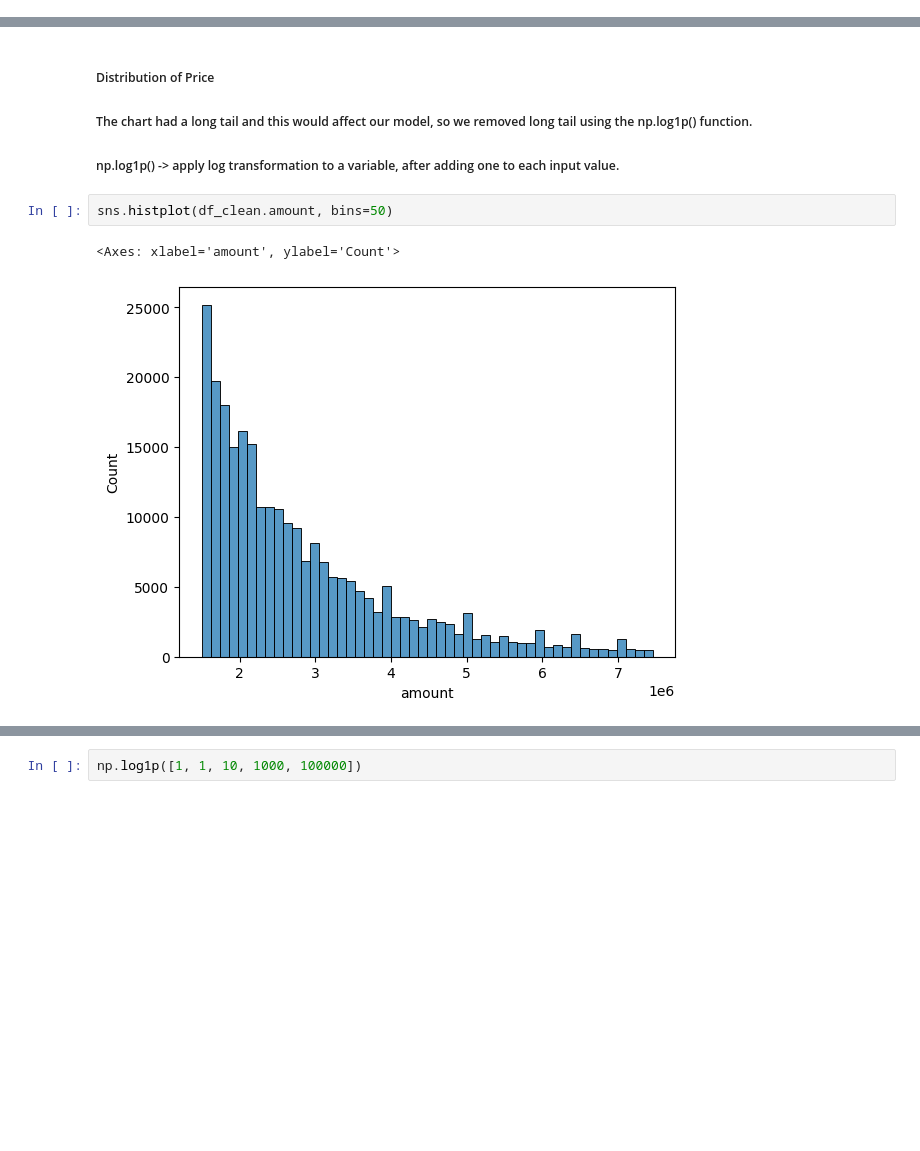
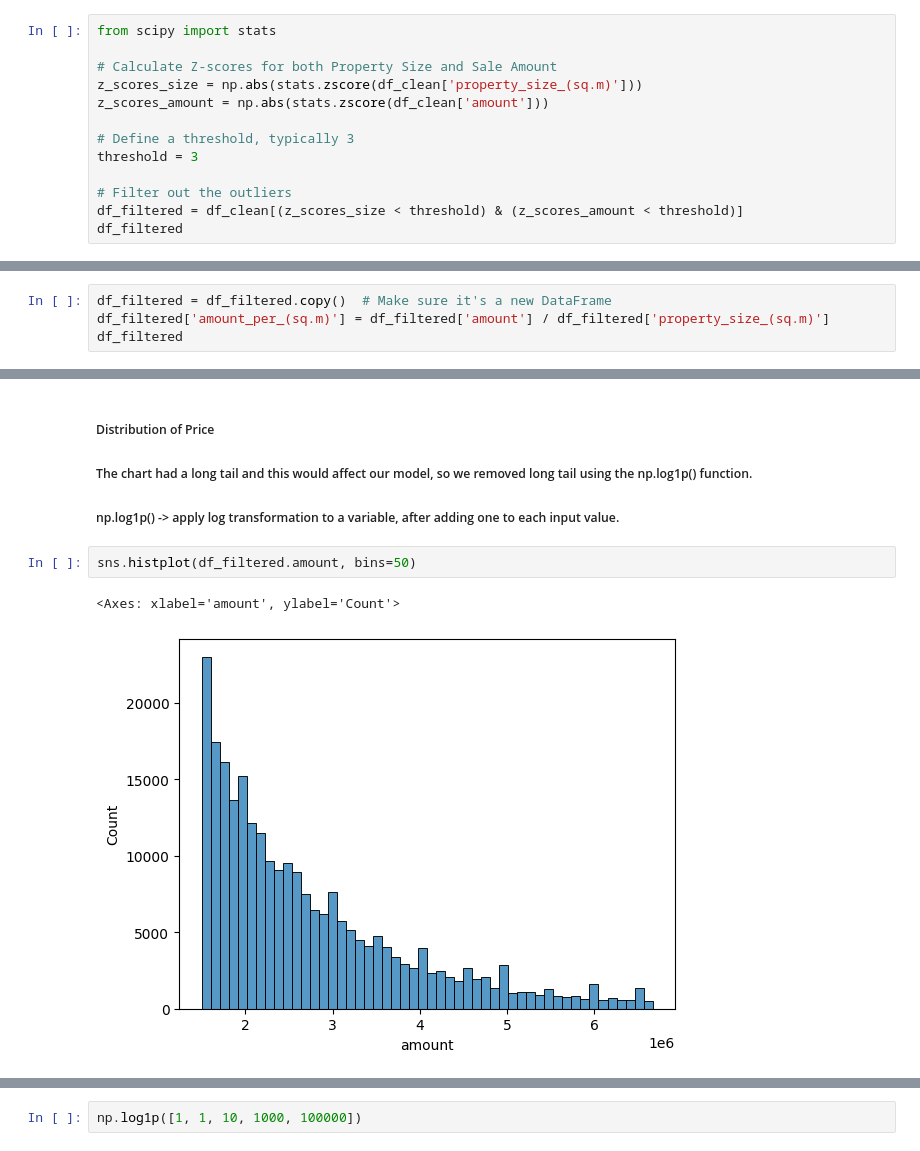
Before and after one commit to apostleoffinance/dubai-real-estate, a Jupyter notebook: sales.ipynb, the cells around one changed output, grey strips where cells are left out. Drawn from its saved outputs; the diff is of its cells as text; blank space fills up the shorter version.

Commit message:
sales model

```diff
--- a/sales.ipynb
+++ b/sales.ipynb
@@ -438,0 +448,13 @@ The scatter plot you've generated provides a visual representation of the relati
+# %%
+from scipy import stats
+
+# Calculate Z-scores for both Property Size and Sale Amount
+z_scores_size = np.abs(stats.zscore(df_clean['property_size_(sq.m)']))
+z_scores_amount = np.abs(stats.zscore(df_clean['amount']))
+
+# Define a threshold, typically 3
+threshold = 3
+
+# Filter out the outliers
+df_filtered = df_clean[(z_scores_size < threshold) & (z_scores_amount < threshold)]
+df_filtered
@@ -438,0 +477,4 @@ The scatter plot you've generated provides a visual representation of the relati
+# %%
+df_filtered = df_filtered.copy()  # Make sure it's a new DataFrame
+df_filtered['amount_per_(sq.m)'] = df_filtered['amount'] / df_filtered['property_size_(sq.m)']
+df_filtered
@@ -495,8 +561,8 @@ Categories (201, object): ['AL FURJAN', 'AL KHAIL GATE', 'AL KHAIL HEIGHTS', 'AR
 
 ##### np.log1p() -> apply log transformation to a variable, after adding one to each input value.
 # %%
-sns.histplot(df_clean.amount, bins=50)
+sns.histplot(df_filtered.amount, bins=50)
 # %% [output]
 <Axes: xlabel='amount', ylabel='Count'>
-[figure, old version]
+[figure, new version]
 # %%
```
Also changed, not shown: parts of 28 cells of this notebook.
